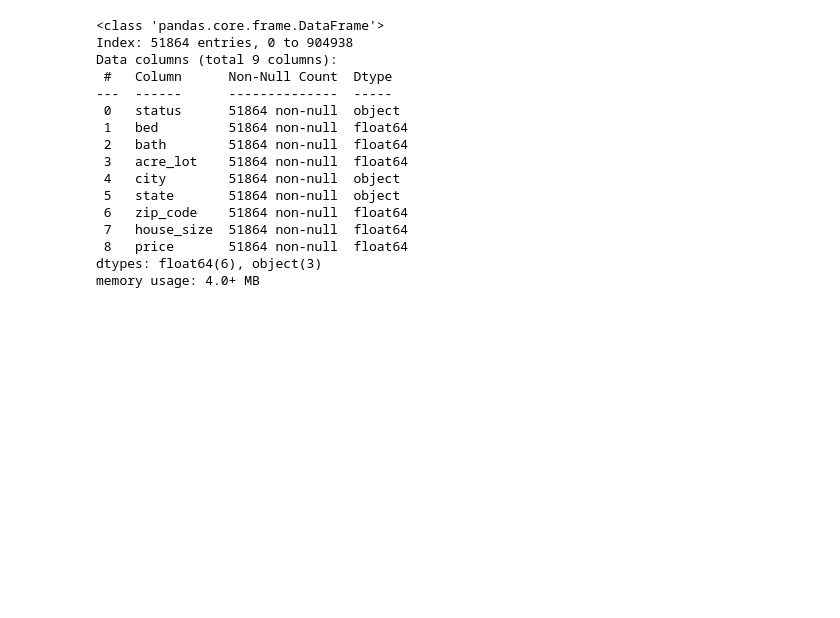
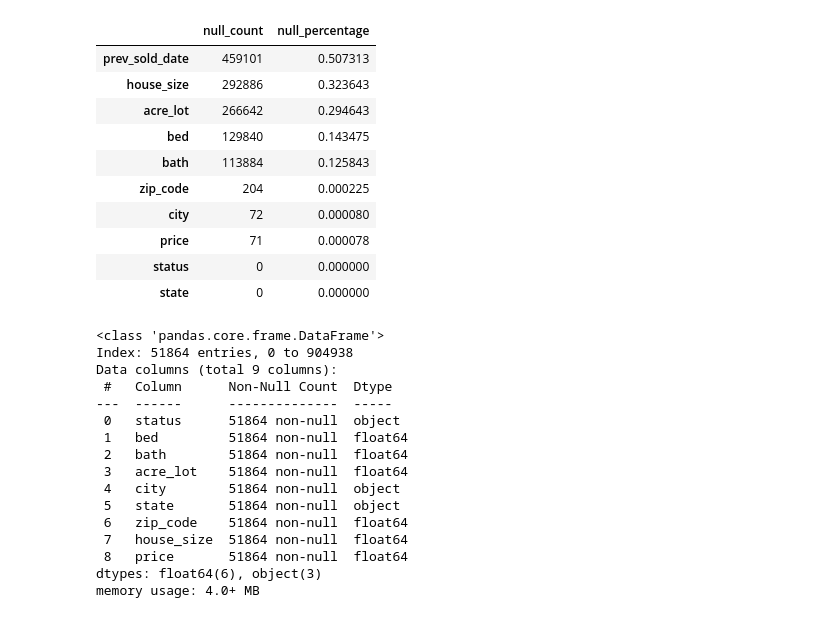
Before and after one commit to tsongglod123/int421-applied-ml, a Jupyter notebook: assignment-4/real-estate-regression.ipynb, the cells around one changed output. Cells and saved outputs as stored; diff of their text form; code cells hidden in the pictures; blank space fills up the shorter version.

```diff
--- a/assignment-4/real-estate-regression.ipynb
+++ b/assignment-4/real-estate-regression.ipynb
@@ -43,3 +41,17 @@ null_df
+# %%
+check_null(df)
+# %% [output]
+|  | null_count | null_percentage |
+| prev_sold_date | 459101 | 0.507313 |
+| house_size | 292886 | 0.323643 |
+| acre_lot | 266642 | 0.294643 |
+| bed | 129840 | 0.143475 |
+| bath | 113884 | 0.125843 |
+| zip_code | 204 | 0.000225 |
+| city | 72 | 0.000080 |
+| price | 71 | 0.000078 |
+| status | 0 | 0.000000 |
+| state | 0 | 0.000000 |
 # %%
 df = df.drop(["prev_sold_date"], axis = 1)
 df = df.dropna()
```
Also changed, not shown: parts of 24 cells of this notebook.
